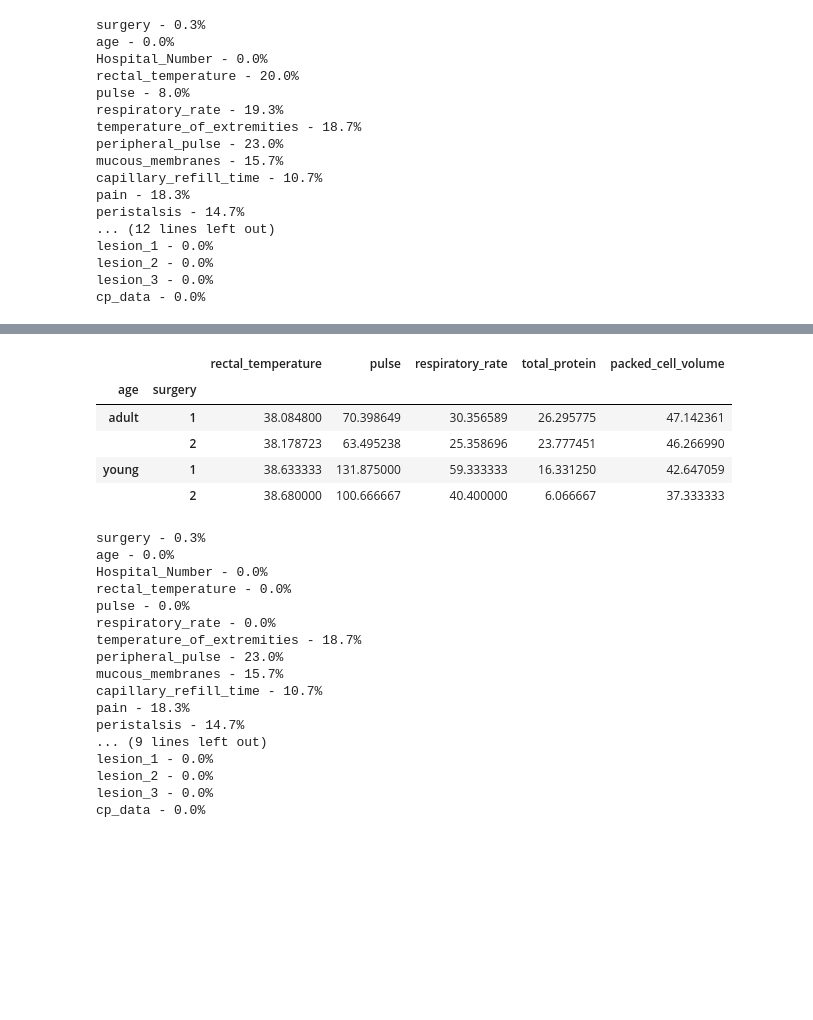
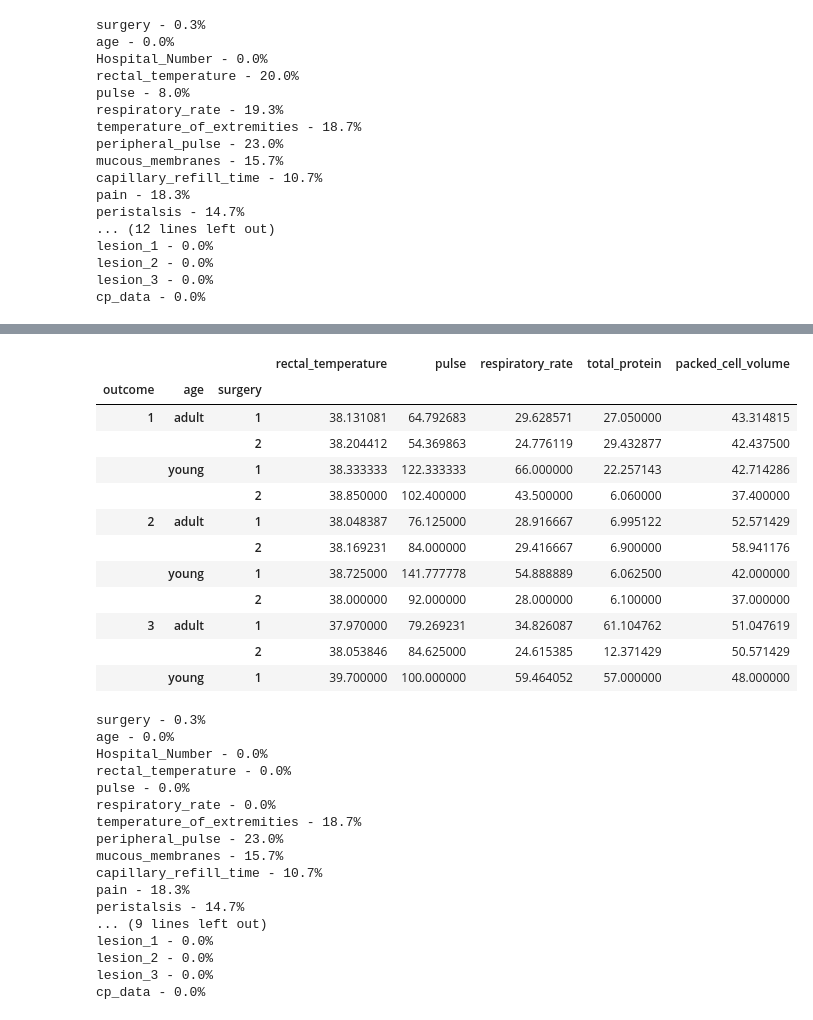
Before and after one commit to Porridgeinthemorning/homeworkpythonnetology, a Jupyter notebook: StatisticsBasics/StatisticsBasics.ipynb, the cells around one changed output, grey strips where cells are left out. Drawn from its saved outputs; the diff is of its cells as text; code cells hidden in the pictures; blank space fills up the shorter version.

```diff
--- a/StatisticsBasics/StatisticsBasics.ipynb
+++ b/StatisticsBasics/StatisticsBasics.ipynb
@@ -406,14 +411,23 @@ df_new.groupby(['age', 'surgery'])[columns_new].mean()
+# %%
+df_new.fillna(df_new.groupby(['outcome', 'age', 'surgery'])[columns_new].transform('mean'), inplace=True)
+#заполним последнюю строку средним значением по группе операция и возраст
+df_new['respiratory_rate'] = df_new['respiratory_rate'].replace(np.nan, df_new['respiratory_rate'].iloc[np.where((df_new.surgery.values=='1') & (df_new.age.values=='young'))].mean())
 # %%
-df_new.fillna(df_new.groupby(['age', 'surgery'])[columns_new].transform('mean'), inplace=True)
+df_new.groupby(['outcome', 'age', 'surgery'])[columns_new].mean()
+# %% [output]
+|  |  |  | rectal_temperature | pulse | respiratory_rate | total_protein | packed_cell_volume |
+| outcome | age | surgery |  |  |  |  |  |
+| 1 | adult | 1 | 38.131081 | 64.792683 | 29.628571 | 27.050000 | 43.314815 |
+|  |  | 2 | 38.204412 | 54.369863 | 24.776119 | 29.432877 | 42.437500 |
+|  | young | 1 | 38.333333 | 122.333333 | 66.000000 | 22.257143 | 42.714286 |
+|  |  | 2 | 38.850000 | 102.400000 | 43.500000 | 6.060000 | 37.400000 |
+| 2 | adult | 1 | 38.048387 | 76.125000 | 28.916667 | 6.995122 | 52.571429 |
+|  |  | 2 | 38.169231 | 84.000000 | 29.416667 | 6.900000 | 58.941176 |
+|  | young | 1 | 38.725000 | 141.777778 | 54.888889 | 6.062500 | 42.000000 |
+|  |  | 2 | 38.000000 | 92.000000 | 28.000000 | 6.100000 | 37.000000 |
+| 3 | adult | 1 | 37.970000 | 79.269231 | 34.826087 | 61.104762 | 51.047619 |
+|  |  | 2 | 38.053846 | 84.625000 | 24.615385 | 12.371429 | 50.571429 |
+|  | young | 1 | 39.700000 | 100.000000 | 59.464052 | 57.000000 | 48.000000 |
-# %%
-df_new.groupby(['age', 'surgery'])[columns_new].mean()
-# %% [output]
-|  |  | rectal_temperature | pulse | respiratory_rate | total_protein | packed_cell_volume |
-| age | surgery |  |  |  |  |  |
-| adult | 1 | 38.084800 | 70.398649 | 30.356589 | 26.295775 | 47.142361 |
-|  | 2 | 38.178723 | 63.495238 | 25.358696 | 23.777451 | 46.266990 |
-| young | 1 | 38.633333 | 131.875000 | 59.333333 | 16.331250 | 42.647059 |
-|  | 2 | 38.680000 | 100.666667 | 40.400000 | 6.066667 | 37.333333 |
 # %%
 #так же заполним модой категориальные значения
 #к сожалению не получилось сделать так же, как и с линейными значениями
```
Also changed, not shown: parts of 8 cells of this notebook.
